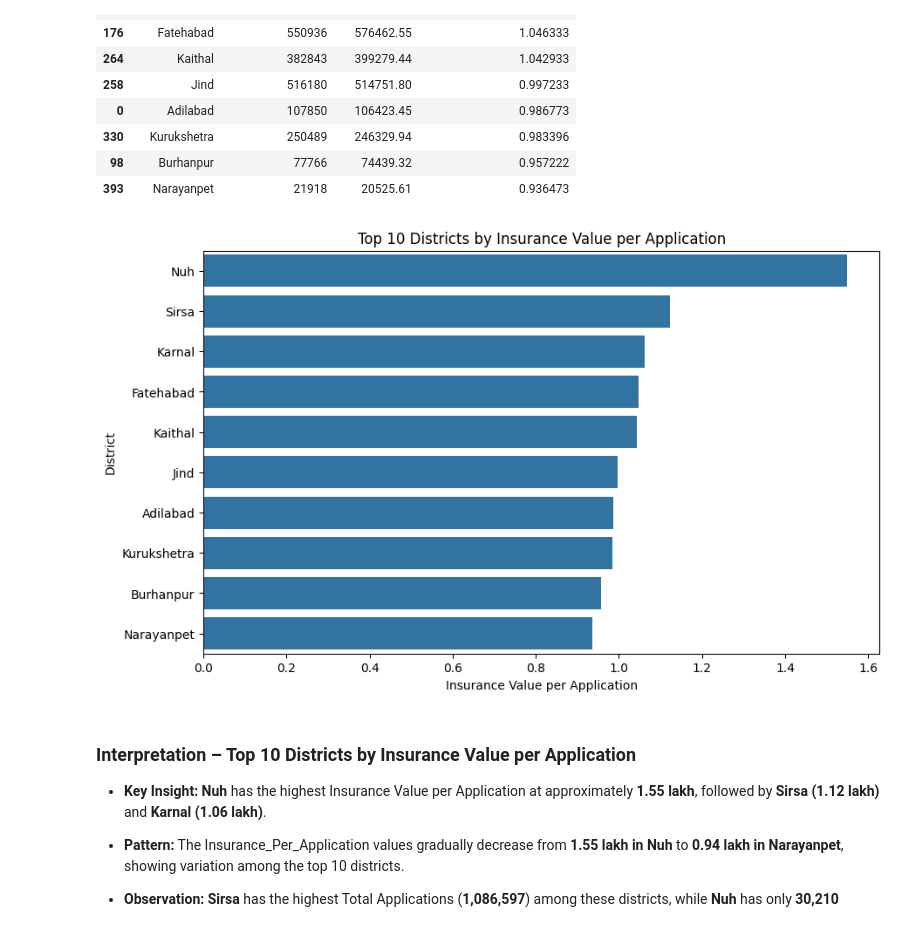
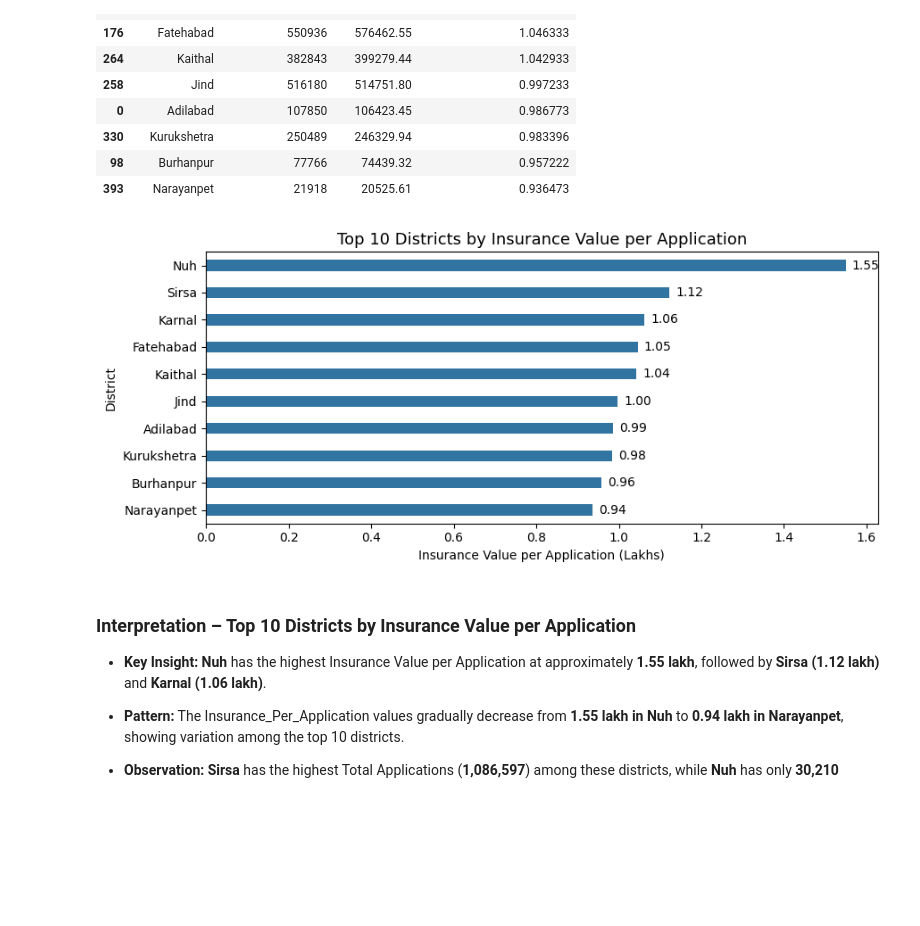
Before and after one commit to sowmiyavetrivel28-git/-PMFBY-District-Crop-Insurance-Analysis-Using-Python_2018-2022-, a Jupyter notebook: pythonProject.ipynb, the cells around one changed output. Cells and saved outputs as stored; diff of their text form; code cells hidden in the pictures; blank space fills up the shorter version.

```diff
--- a/pythonProject.ipynb
+++ b/pythonProject.ipynb
@@ -1531,25 +1506,41 @@ plt.show()
 # %%
 # Multivariate Analysis – Yearly Seasonal Participation
 
-#Year-wise and Season-wise Trend of PMFBY Applications
+# Year-wise and Season-wise Trend of PMFBY Applications
 
+# Calculate total applications by year and season
 year_season = (
     df.groupby(["Year", "Season"])["Total_Applications"]
     .sum()
     .reset_index()
 )
 
+# Create the bar chart
 plt.figure(figsize=(10, 6))
 
-sns.barplot(
+ax = sns.barplot(
     data=year_season,
     x="Year",
     y="Total_Applications",
     hue="Season"
 )
 
+# Add data labels in Crores
+for container in ax.containers:
+    labels = [
+        f"{bar.get_height()/1e7:.2f} Cr"
+        for bar in container
+    ]
+    ax.bar_label(container, labels=labels, padding=3, fontsize=8)
+
+# Set chart title and axis labels
 plt.title("Total Applications by Year and Season")
 plt.xlabel("Year")
 plt.ylabel("Total Applications")
+
+# Position the legend outside the chart
+plt.legend(loc='upper left', bbox_to_anchor=(1, 1))
+
+# Display the chart
 plt.show()
 # %% [output]
@@ -1647,22 +1649,45 @@ district_performance
 | 98 | Burhanpur | 77766 | 74439.32 | 0.957222 |
 | 393 | Narayanpet | 21918 | 20525.61 | 0.936473 |
 # %%
+# Multivariate Analysis – District Performance
+
 # Top 10 Districts By Insurance Value Per Application
 
-plt.figure(figsize=(10, 6))
+# Create the bar chart
+plt.figure(figsize=(9, 4))
 
-sns.barplot(
+ax = sns.barplot(
     data=district_performance,
     y="District_Name",
-    x="Insurance_Per_Application"
+    x="Insurance_Per_Application",
+    width=0.4
 )
 
-plt.title("Top 10 Districts by Insurance Value per Application")
-plt.xlabel("Insurance Value per Application")
+# Add data labels
+for bar in ax.patches:
+    value = bar.get_width()
+    ax.annotate(
+        f"{value:.2f}",
+        (value, bar.get_y() + bar.get_height() / 2),
+        xytext=(5, 0),
+        textcoords="offset points",
+        va="center"
+    )
+
+# Set chart title and axis labels
+plt.title(
+    "Top 10 Districts by Insurance Value per Application",
+    fontsize=13
+)
+plt.xlabel("Insurance Value per Application (Lakhs)")
 plt.ylabel("District")
+
+# Format and display the chart
+plt.grid(False)
+plt.tight_layout()
 plt.show()
 # %% [output]
-[figure, old version]
+[figure, new version]
 # %% [markdown]
 ### Interpretation – Top 10 Districts by Insurance Value per Application
 
```
Also changed, not shown: parts of 36 cells of this notebook.
